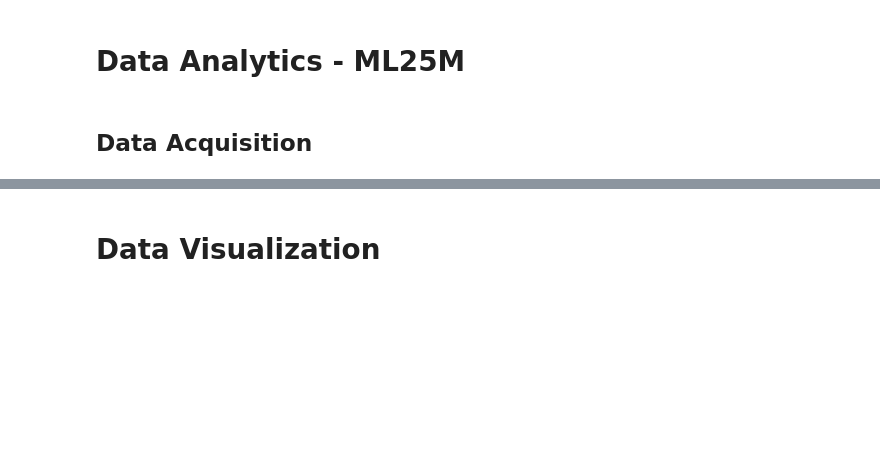
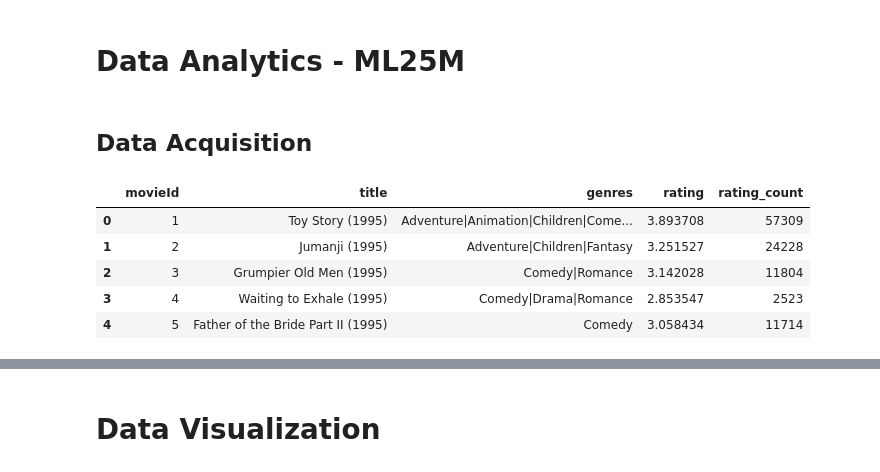
Before and after one commit to frapic98/Data_Analytics-main, a Jupyter notebook: data_exploration.ipynb, the cells around one changed output, grey strips where cells are left out. Cells and saved outputs as stored; diff of their text form; code cells hidden in the pictures; blank space fills up the shorter version.

```diff
--- a/data_exploration.ipynb
+++ b/data_exploration.ipynb
@@ -15 +22,18 @@ random.seed(seed)
+# %%
+# ratings group by movieId with mean and count
+grouped_ratings = ratings.groupby('movieId').agg({'rating': ['mean', 'count'], 'timestamp': ['mean']})
+grouped_ratings.columns = ['rating', 'rating_count', 'mean_timestamp']
+grouped_ratings = grouped_ratings.astype({'mean_timestamp': 'int'})
+grouped_ratings.drop('mean_timestamp', axis=1, inplace=True)
+# Dataset merge with movies and ratings, with missing rating films removed
+df = pd.merge(movies, grouped_ratings, on='movieId')
+
+display(df.head())
+# %% [output]
+|  | movieId | title | genres | rating | rating_count |
+| 0 | 1 | Toy Story (1995) | Adventure|Animation|Children|Come... | 3.893708 | 57309 |
+| 1 | 2 | Jumanji (1995) | Adventure|Children|Fantasy | 3.251527 | 24228 |
+| 2 | 3 | Grumpier Old Men (1995) | Comedy|Romance | 3.142028 | 11804 |
+| 3 | 4 | Waiting to Exhale (1995) | Comedy|Drama|Romance | 2.853547 | 2523 |
+| 4 | 5 | Father of the Bride Part II (1995) | Comedy | 3.058434 | 11714 |
 # %%
```
Also changed, not shown: parts of 8 cells of this notebook, 2 other files.
